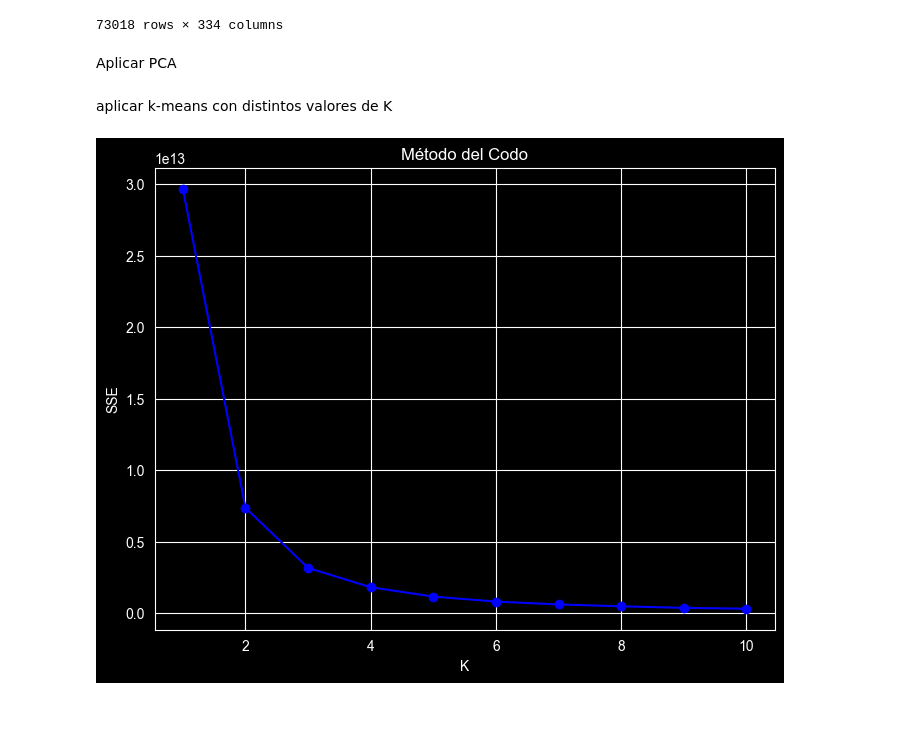
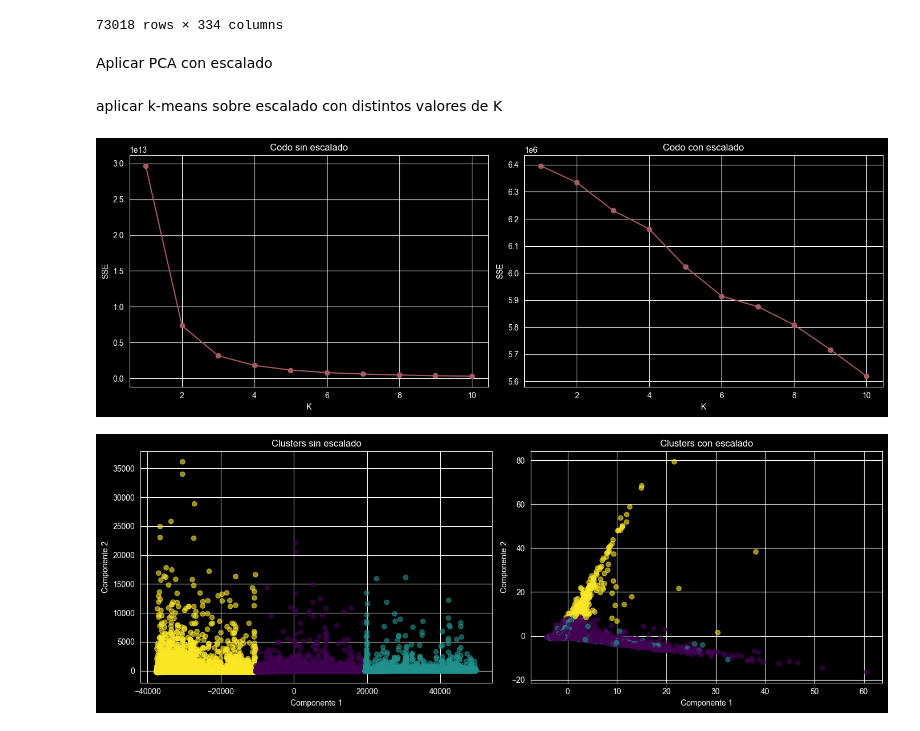
Before and after one commit to SebaSalasLvd/proyecto-mineria, a Jupyter notebook: hito-2/pregunta_4.ipynb, the cells around one changed output. Saved outputs shown, nothing was run; the diff lists cells and outputs as text; code cells hidden in the pictures.

Commit message:
feat: add k-means clusters with k=3

```diff
--- a/hito-2/pregunta_4.ipynb
+++ b/hito-2/pregunta_4.ipynb
@@ -196,33 +196,56 @@ df_join
 | 73017 | Necromancy: Emily's Escape | 163894 | 0 | 0 | 0 | ... |
 73018 rows × 334 columns
 # %% [markdown]
-Aplicar PCA
+Aplicar PCA con escalado
 # %%
+from sklearn.preprocessing import StandardScaler
 from sklearn.decomposition import PCA
+import matplotlib.pyplot as plt
+
 
 X = df_join.select_dtypes(include='number').dropna()
+
+scaler = StandardScaler()
+X_scaled = scaler.fit_transform(X)
+
 pca = PCA(n_components=100) # TODO definir bien
+X_pca_scaled = pca.fit_transform(X_scaled)
 X_pca = pca.fit_transform(X)
 # %% [markdown]
-aplicar k-means con distintos valores de K
+aplicar k-means sobre escalado con distintos valores de K
 # %%
-from sklearn.cluster import KMeans
-import matplotlib.pyplot as plt
+def plot_elbow(X_pca_data, title, ax):
+    sse = []
+    for k in range(1, 11):
+        kmeans = KMeans(n_clusters=k, random_state=0)
+        kmeans.fit(X_pca_data)
+        sse.append(kmeans.inertia_)
+    ax.plot(range(1, 11), sse, marker='o')
+    ax.set_title(title)
+    ax.set_xlabel('K')
+    ax.set_ylabel('SSE')
+    ax.grid(True)
 
-k_range = range(1, 11)
-sse = []
-
-for k in k_range:
-    kmeans = KMeans(n_clusters=k, random_state=0)
-    kmeans.fit(X_pca)
-    sse.append(kmeans.inertia_)
-
-plt.figure(figsize=(8, 6))
-plt.plot(k_range, sse, marker='o', color='b')
-plt.title('Método del Codo')
-plt.xlabel('K')
-plt.ylabel('SSE')
-plt.grid(True)
+fig, axes = plt.subplots(1, 2, figsize=(14, 5))
+plot_elbow(X_pca, 'Codo sin escalado', axes[0])
+plot_elbow(X_pca_scaled, 'Codo con escalado', axes[1])
+plt.tight_layout()
 plt.show()
 # %% [output]
-[figure, old version]
+[figure, new version]
+# %%
+def plot_clusters(X_pca_data, title, ax):
+    kmeans = KMeans(n_clusters=3, random_state=0)
+    labels = kmeans.fit_predict(X_pca_data)
+    ax.scatter(X_pca_data[:, 0], X_pca_data[:, 1], c=labels, cmap='viridis', alpha=0.6)
+    ax.set_title(title)
+    ax.set_xlabel('Componente 1')
+    ax.set_ylabel('Componente 2')
+
+fig, axes = plt.subplots(1, 2, figsize=(14, 5))
+plot_clusters(X_pca, 'Clusters sin escalado', axes[0])
+plot_clusters(X_pca_scaled, 'Clusters con escalado', axes[1])
+plt.tight_layout()
+plt.show()
+# %% [output]
+[figure, added]
```
